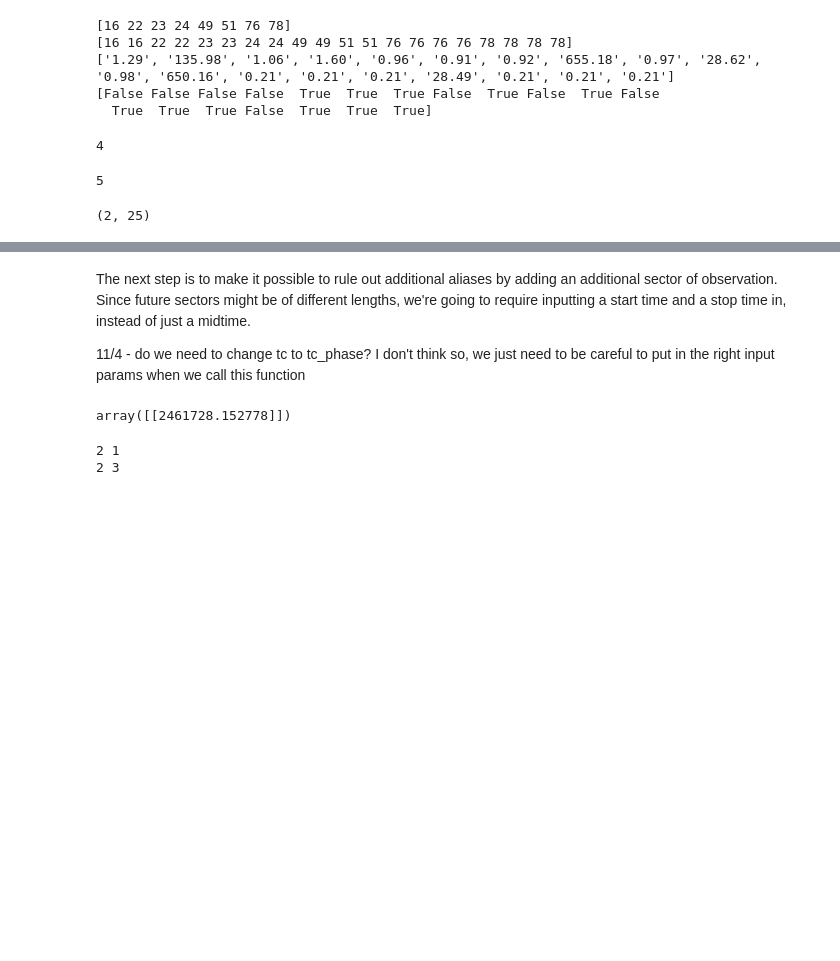
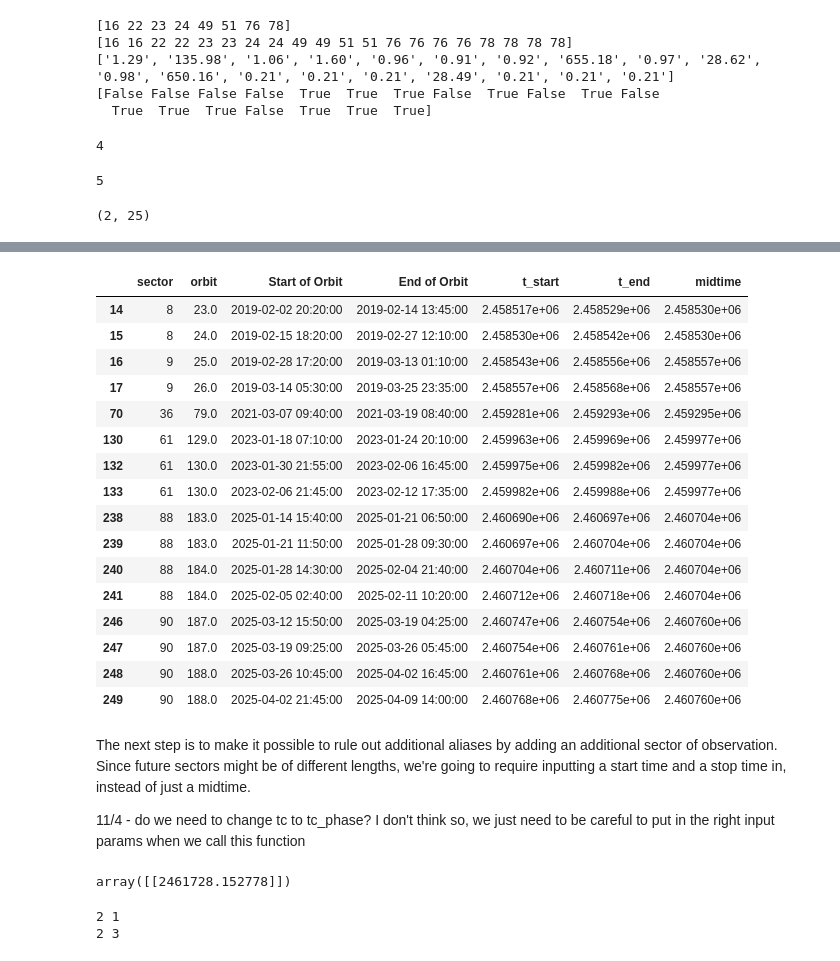
Before and after one commit to rae-holcomb/tess_scheduling, a Jupyter notebook: sandbox2.ipynb, the cells around one changed output, grey strips where cells are left out. Cells and saved outputs as stored; diff of their text form; code cells hidden in the pictures; blank space fills up the shorter version.

Commit message:
Changed time period checking to be more accurate, experimental big loop runs now

```diff
--- a/sandbox2.ipynb
+++ b/sandbox2.ipynb
@@ -525,7 +532,7 @@ all_transit_times = calc_transit_times_phase(period, tc_phase)
 # # if you want to do a bunch of sector arrangements at once, you can do this (takes ~1.5 seconds for 1800 sector arrangements)
 # shape: (n_sec, n_ph, n_transits)
 temp = [check_observability(all_transit_times, sec_unique[i]) for i in range(len(sec_unique))]
-all_trans_obs, all_sec_obs = [list(a) for a in zip(*temp)]
+all_trans_obs, all_sec_obs, all_orbit_obs = [list(a) for a in zip(*temp)]
 
 # np.shape(transit_times)
 # np.shape(start_times)
@@ -536,46 +543,50 @@ all_transit_times.shape
 (2, 25)
 # %%
 # after this point, I think we need to start treating each case individually
-# n_s = 718     # index for combination of sectors
+n_s = 718     # index for combination of sectors
 # n_s = 717     # mono-transit
 # n_s = 716     # duo-transit with four remaining aliases
 # n_s = 715     # duo w/ valid alias of p and 2p
-n_s = 714     # no observed transits
+# n_s = 714     # no observed transits
 n_ph = 1  # index for tc_phase
 # n_p = 0  # index for period, add later
 
 # unpack values for readability, all these will be 1d
 transit_times = all_transit_times[n_ph]
 sectors = sec_unique[n_s]
+orbit_df = orbit_times[orbit_times['sector'].isin(sectors)]
 
 # print(sectors)
 
 trans_ob = (all_trans_obs[n_s][n_ph]).astype(bool)
 sec_ob = (all_sec_obs[n_s][n_ph]).astype(bool)
+orb_ob = (all_orbit_obs[n_s][n_ph]).astype(bool)
 observed_transit_times = transit_times[trans_ob]
 sector_times = midtimes[sec_unique[n_s]-1]
 
 # print(transit_times[trans_ob])
 
 # find all possible aliases
-n_a, a_per = find_all_aliases(transit_times, sectors, trans_ob, sec_ob, min_period=13)
+n_a, a_per = find_all_aliases(transit_times, trans_ob, min_period=13)
 
-print(observed_transit_times)
+# print(a_per)
 
 # eliminate the ones which are impossible
 # empty_sectors = sector_times[~sec_ob]
 # first_observed_transit = observed_transit_times[0]
 # ruled_out = rule_out_aliases(a_per, first_observed_transit, empty_sectors)
-ruled_out = rule_out_aliases(transit_times, sector_times, trans_ob, sec_ob, a_per)
+
+# ruled_out = rule_out_aliases(transit_times, trans_ob, orb_ob, a_per, orbit_df)
+
+# ruled_out
 
 # flag the system based on the number of remaining aliases
-flag, n_a, a_per, ruled_out = analyze_aliases_and_flag(transit_times, sectors, sector_times, trans_ob, sec_ob)
+flag, n_a, a_per, ruled_out = analyze_aliases_and_flag(transit_times, trans_ob, orb_ob, orbit_df, min_period=13)
 
-try:
-    print(flag, a_per[~ruled_out])
-except:
-    print(flag, ruled_out)
+# try:
+#     print(flag, a_per[~ruled_out])
+# except:
+#     print(flag, ruled_out)
 
-
-# flag, n_a, aliases, ruled_out = analyze_aliases_and_flag(transit_times, sec, trans_ob, sec_ob)
+ruled_out
 # %% [output]
@@ -584,3 +659,29 @@ except:
+# %%
+# min(orbit_df.t_end - orbit_df.t_start)
+
+# temp = orbit_times[orbit_times['sector'].isin(sectors)].copy()
+len(orbit_df), len(orb_ob)
+# orbit_df.t_start[orb_ob].values
+
+orbit_df[~orb_ob]
+# %% [output]
+|  | sector | orbit | Start of Orbit | End of Orbit | t_start | t_end | midtime |
+| 14 | 8 | 23.0 | 2019-02-02 20:20:00 | 2019-02-14 13:45:00 | 2.458517e+06 | 2.458529e+06 | 2.458530e+06 |
+| 15 | 8 | 24.0 | 2019-02-15 18:20:00 | 2019-02-27 12:10:00 | 2.458530e+06 | 2.458542e+06 | 2.458530e+06 |
+| 16 | 9 | 25.0 | 2019-02-28 17:20:00 | 2019-03-13 01:10:00 | 2.458543e+06 | 2.458556e+06 | 2.458557e+06 |
+| 17 | 9 | 26.0 | 2019-03-14 05:30:00 | 2019-03-25 23:35:00 | 2.458557e+06 | 2.458568e+06 | 2.458557e+06 |
+| 70 | 36 | 79.0 | 2021-03-07 09:40:00 | 2021-03-19 08:40:00 | 2.459281e+06 | 2.459293e+06 | 2.459295e+06 |
+| 130 | 61 | 129.0 | 2023-01-18 07:10:00 | 2023-01-24 20:10:00 | 2.459963e+06 | 2.459969e+06 | 2.459977e+06 |
+| 132 | 61 | 130.0 | 2023-01-30 21:55:00 | 2023-02-06 16:45:00 | 2.459975e+06 | 2.459982e+06 | 2.459977e+06 |
+| 133 | 61 | 130.0 | 2023-02-06 21:45:00 | 2023-02-12 17:35:00 | 2.459982e+06 | 2.459988e+06 | 2.459977e+06 |
+| 238 | 88 | 183.0 | 2025-01-14 15:40:00 | 2025-01-21 06:50:00 | 2.460690e+06 | 2.460697e+06 | 2.460704e+06 |
+| 239 | 88 | 183.0 | 2025-01-21 11:50:00 | 2025-01-28 09:30:00 | 2.460697e+06 | 2.460704e+06 | 2.460704e+06 |
+| 240 | 88 | 184.0 | 2025-01-28 14:30:00 | 2025-02-04 21:40:00 | 2.460704e+06 | 2.460711e+06 | 2.460704e+06 |
+| 241 | 88 | 184.0 | 2025-02-05 02:40:00 | 2025-02-11 10:20:00 | 2.460712e+06 | 2.460718e+06 | 2.460704e+06 |
+| 246 | 90 | 187.0 | 2025-03-12 15:50:00 | 2025-03-19 04:25:00 | 2.460747e+06 | 2.460754e+06 | 2.460760e+06 |
+| 247 | 90 | 187.0 | 2025-03-19 09:25:00 | 2025-03-26 05:45:00 | 2.460754e+06 | 2.460761e+06 | 2.460760e+06 |
+| 248 | 90 | 188.0 | 2025-03-26 10:45:00 | 2025-04-02 16:45:00 | 2.460761e+06 | 2.460768e+06 | 2.460760e+06 |
+| 249 | 90 | 188.0 | 2025-04-02 21:45:00 | 2025-04-09 14:00:00 | 2.460768e+06 | 2.460775e+06 | 2.460760e+06 |
 # %% [markdown]
 The next step is to make it possible to rule out additional aliases by adding an additional sector of observation. Since future sectors might be of different lengths, we're going to require inputting a start time and a stop time in, instead of just a midtime.
 
```
Also changed, not shown: parts of 11 cells of this notebook.
